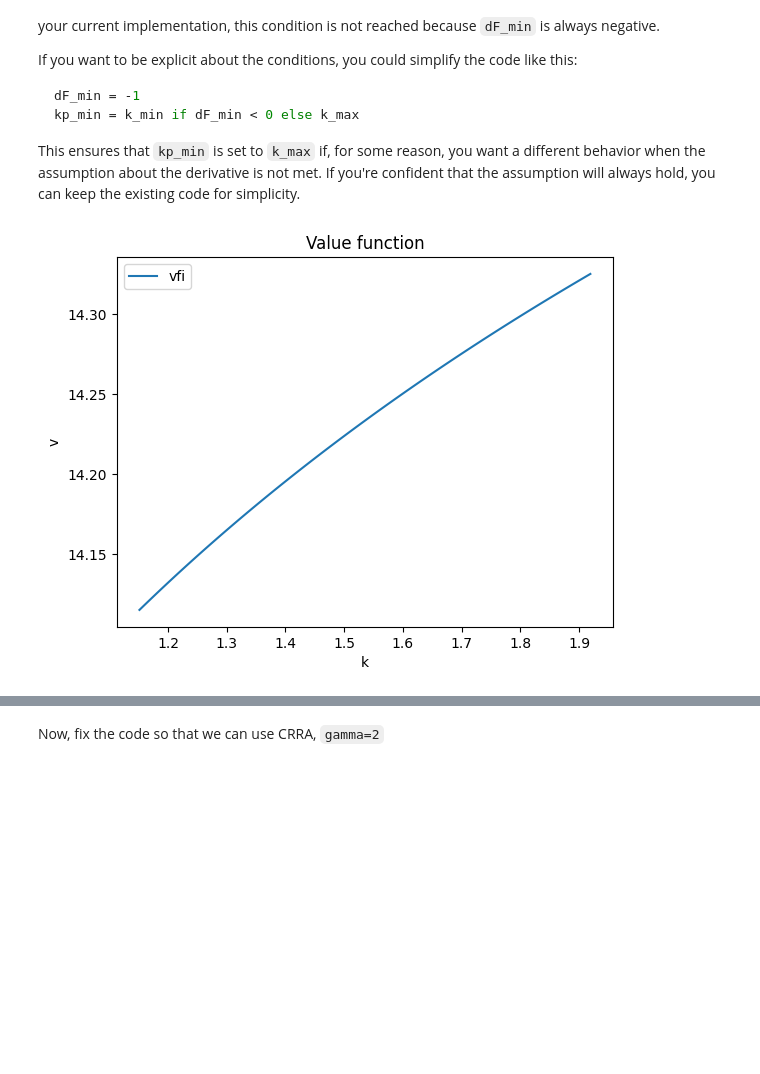
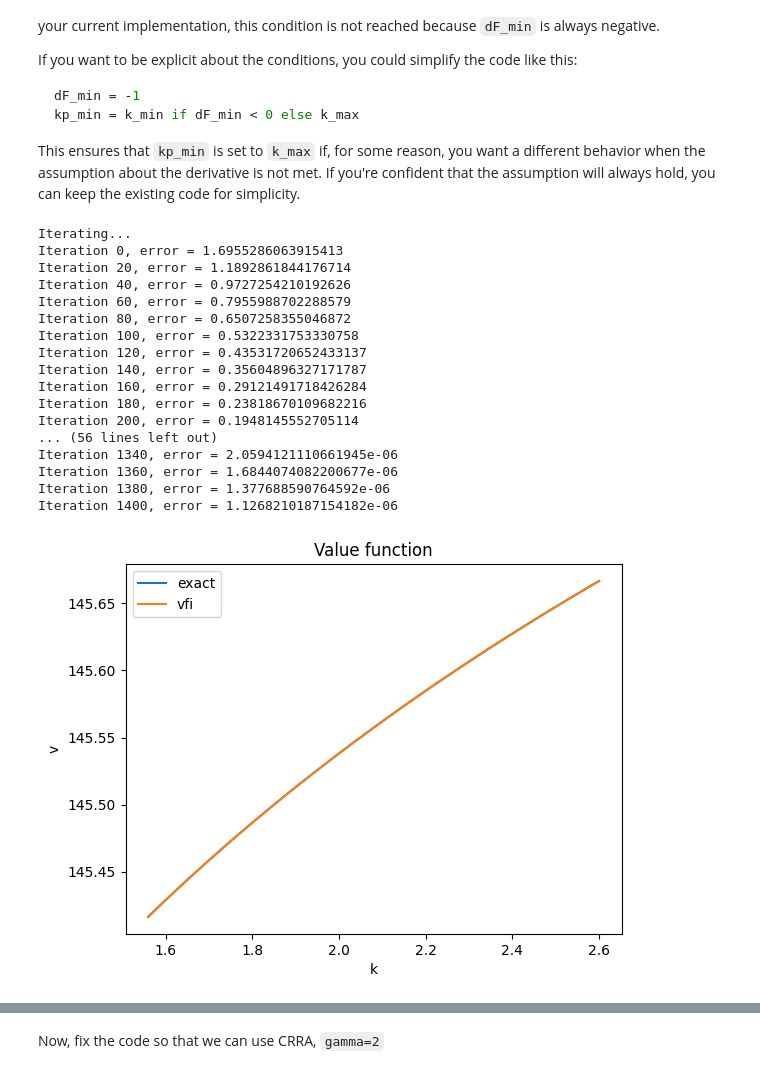
Before and after one commit to sgcbayli024/ECON8185_Homework, a Jupyter notebook: HW3_Bayliss.ipynb, the cells around one changed output, grey strips where cells are left out. Cells and saved outputs as stored; diff of their text form; code cells hidden in the pictures; blank space fills up the shorter version.

```diff
--- a/HW3_Bayliss.ipynb
+++ b/HW3_Bayliss.ipynb
@@ -202,7 +202,12 @@ def T(toler, max_iter, beta, gamma, alpha, delta, A, n):
 
     G_kp = np.zeros(shape=(n,1))
 
-    k, k2, k3, k4 = create_grids(n, alpha, beta, delta, A)
+    k= create_grids(n, alpha, beta, delta, A)[0]
+
+    iter = 0
+
+    if iter == 0:
+        print('Iterating...')
 
     for iter in range(max_iter):
 
@@ -219,9 +224,11 @@ def T(toler, max_iter, beta, gamma, alpha, delta, A, n):
 
             V_interp = interpolate.interp1d(np.squeeze(k), np.squeeze(V) , kind = 'cubic', fill_value = 'extrapolate')
 
+            # k_min = 0.9 * np.min(k)
+
             k_min = 0.9 * np.min(k)
 
-            k_max = f(A, alpha, delta, k[i])  + 1e-4
+            k_max = f(A, alpha, delta, k[i])
 
             # Derivative of the objective function at the lower bound
 
@@ -253,13 +260,21 @@ def T(toler, max_iter, beta, gamma, alpha, delta, A, n):
             # To find the value, we use -result.fun, and result.x is the optimal value of kp which minimises the objective function.
             # Minimise_scalar uses two-sided derivatives
 
-            result = minimize_scalar(F, bounds=(k_min, k_max), args=(k_i, V_interp), method='bounded')
+            result = minimize_scalar(F, bounds=(kp_min, kp_max), args=(k_i, V_interp), method='bounded')
 
             G_kp[i] = result.x
 
             V_new[i] = -result.fun
 
-        #iter +=1
+
+        error = np.max(np.abs(V_new - V))
+
+        if iter % 20 == 0:
+            print(f'Iteration {iter}, error = {error}')
+
+
+        iter +=1
+
 
         if np.max((V_new - V)) < toler:
             break
@@ -331,6 +346,23 @@ kp_min = k_min if dF_min < 0 else k_max
 
 This ensures that `kp_min` is set to `k_max` if, for some reason, you want a different behavior when the assumption about the derivative is not met. If you're confident that the assumption will always hold, you can keep the existing code for simplicity.
 # %%
-out_valu, out_poli = T(toler=1e-5, max_iter=10000, beta=0.90, gamma=1, alpha=0.3, delta=1, A=5, n=101)
+out_valu, out_poli = T(toler=1e-6, max_iter=10000, beta=0.99, gamma=1, alpha=0.33, delta=1, A=5, n=31)
 # %% [output]
+Iterating...
+Iteration 0, error = 1.6955286063915413
+Iteration 20, error = 1.1892861844176714
+Iteration 40, error = 0.9727254210192626
+Iteration 60, error = 0.7955988702288579
+Iteration 80, error = 0.6507258355046872
+Iteration 100, error = 0.5322331753330758
+Iteration 120, error = 0.43531720652433137
+Iteration 140, error = 0.35604896327171787
+Iteration 160, error = 0.29121491718426284
+Iteration 180, error = 0.23818670109682216
+Iteration 200, error = 0.1948145552705114
+... (56 lines left out)
+Iteration 1340, error = 2.0594121110661945e-06
+Iteration 1360, error = 1.6844074082200677e-06
+Iteration 1380, error = 1.377688590764592e-06
+Iteration 1400, error = 1.1268210187154182e-06
-[figure, old version]
+[figure, new version]
```
Also changed, not shown: parts of 5 cells of this notebook.
